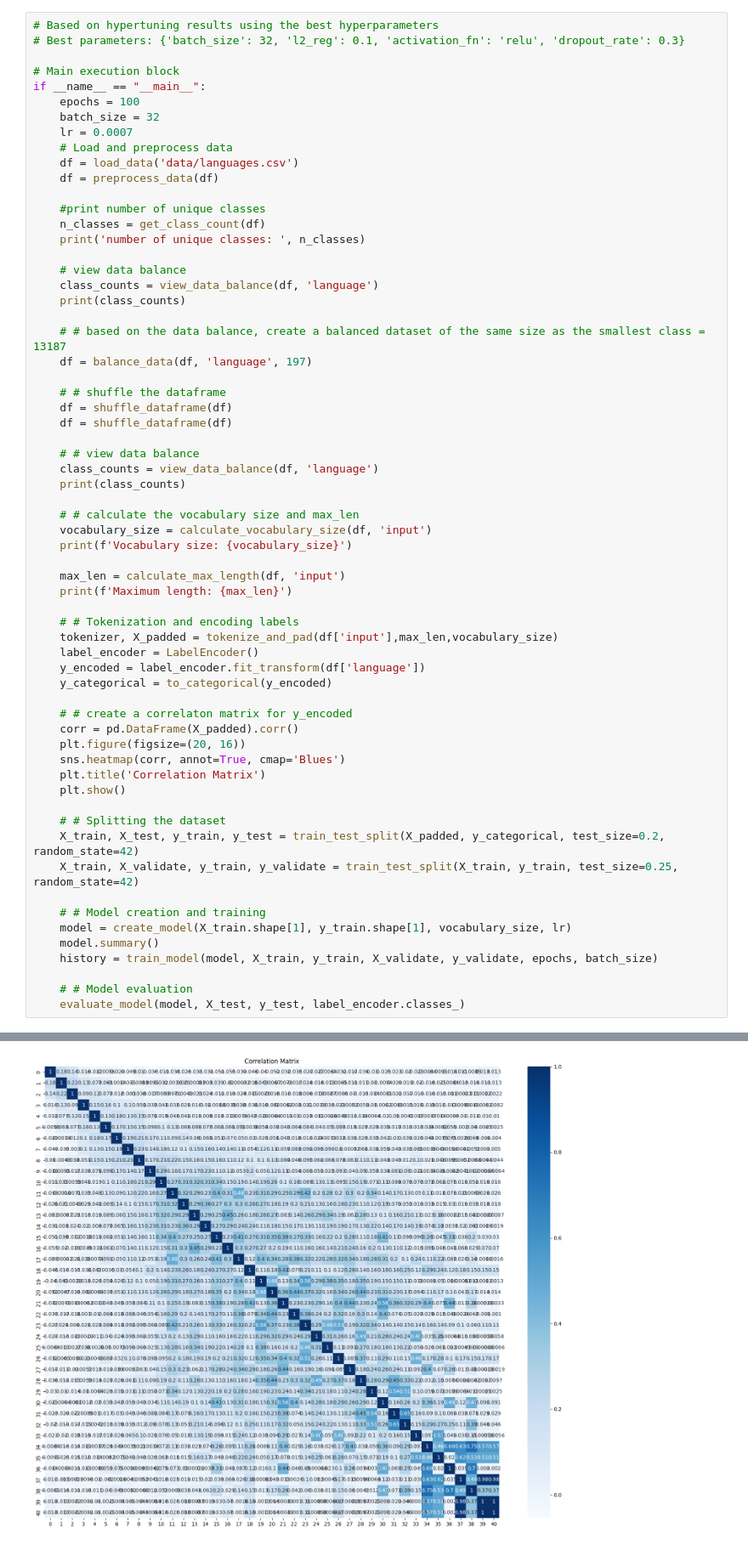
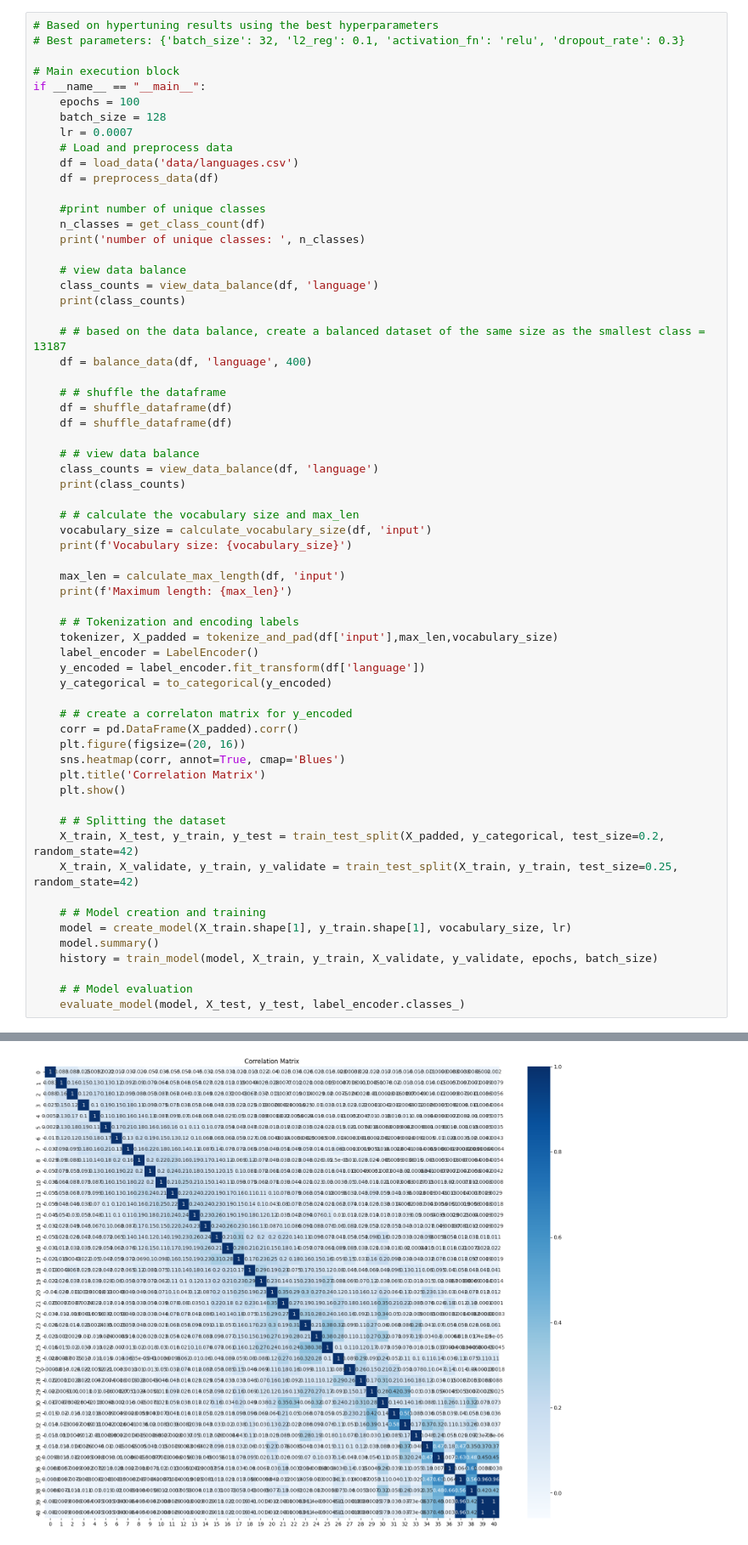
Before and after one commit to KevinMcNamara0007/nn_language, a Jupyter notebook: training_notebook/language_classifier_1.ipynb, the cells around one changed output, grey strips where cells are left out. Shown at 85% size. Cells and saved outputs as stored; diff of their text form.

```diff
--- a/training_notebook/language_classifier_1.ipynb
+++ b/training_notebook/language_classifier_1.ipynb
@@ -159,7 +158,7 @@ fix_random_seed(42)
 # Main execution block
 if __name__ == "__main__":
     epochs = 100
-    batch_size = 32
+    batch_size = 128
     lr = 0.0007
     # Load and preprocess data
     df = load_data('data/languages.csv')
@@ -174,7 +173,7 @@ if __name__ == "__main__":
     print(class_counts)
 
     # # based on the data balance, create a balanced dataset of the same size as the smallest class = 13187
-    df = balance_data(df, 'language', 197)
+    df = balance_data(df, 'language', 400)
 
     # # shuffle the dataframe
     df = shuffle_dataframe(df)
@@ -257,2 +256,2 @@ Vocabulary size: 7188
 Maximum length: 41
-[figure, old version]
+[figure, new version]
```
Also changed, not shown: parts of 3 cells of this notebook, 7 other files.
